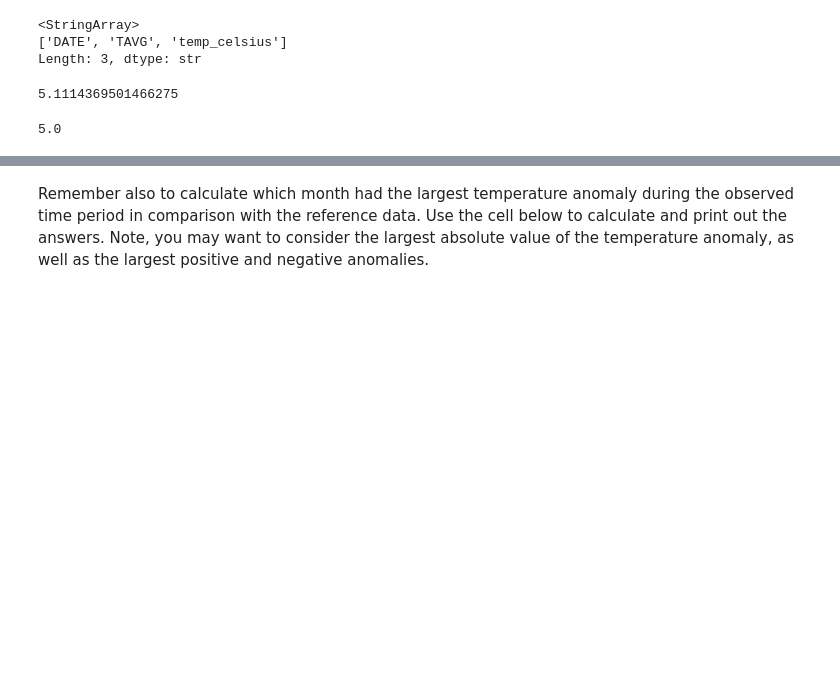
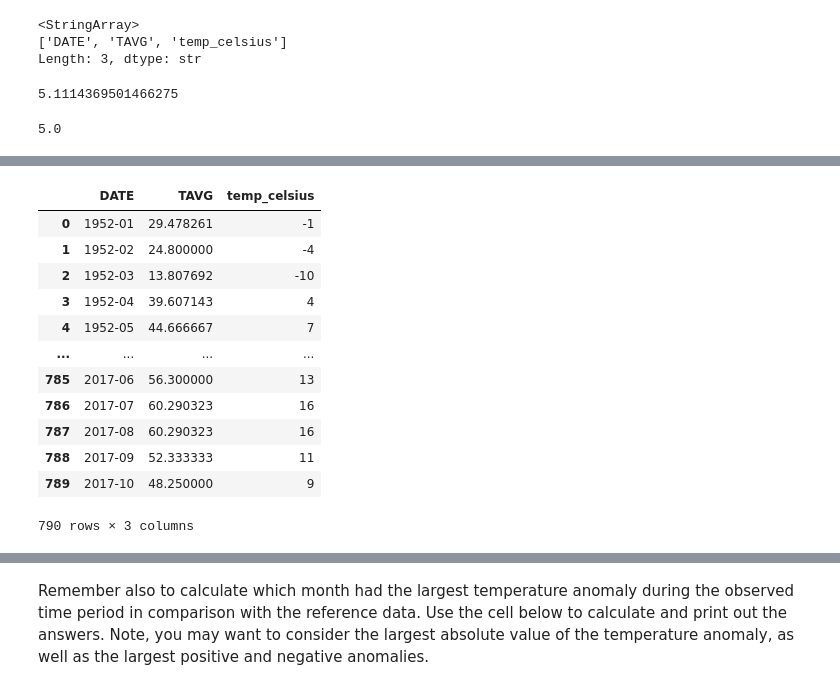
Before and after one commit to Cog-R/Exercise-6, a Jupyter notebook: Exercise-6-problems-1-3.ipynb, the cells around one changed output, grey strips where cells are left out. Saved outputs shown, nothing was run; the diff lists cells and outputs as text; code cells hidden in the pictures; blank space fills up the shorter version.

```diff
--- a/Exercise-6-problems-1-3.ipynb
+++ b/Exercise-6-problems-1-3.ipynb
@@ -298,0 +356,16 @@ monthly_data.head()
+# %%
+monthly_data
+# %% [output]
+|  | DATE | TAVG | temp_celsius |
+| 0 | 1952-01 | 29.478261 | -1 |
+| 1 | 1952-02 | 24.800000 | -4 |
+| 2 | 1952-03 | 13.807692 | -10 |
+| 3 | 1952-04 | 39.607143 | 4 |
+| 4 | 1952-05 | 44.666667 | 7 |
+| ... | ... | ... | ... |
+| 785 | 2017-06 | 56.300000 | 13 |
+| 786 | 2017-07 | 60.290323 | 16 |
+| 787 | 2017-08 | 60.290323 | 16 |
+| 788 | 2017-09 | 52.333333 | 11 |
+| 789 | 2017-10 | 48.250000 | 9 |
+790 rows × 3 columns
```
Also changed, not shown: parts of 10 cells of this notebook.
